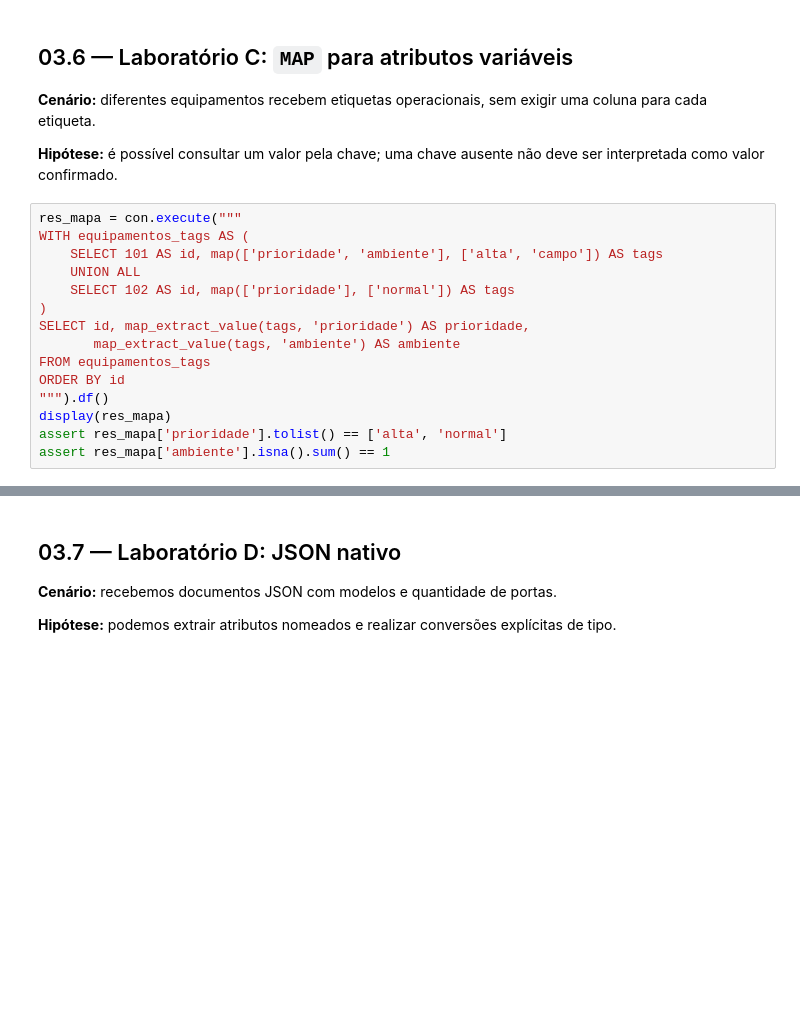
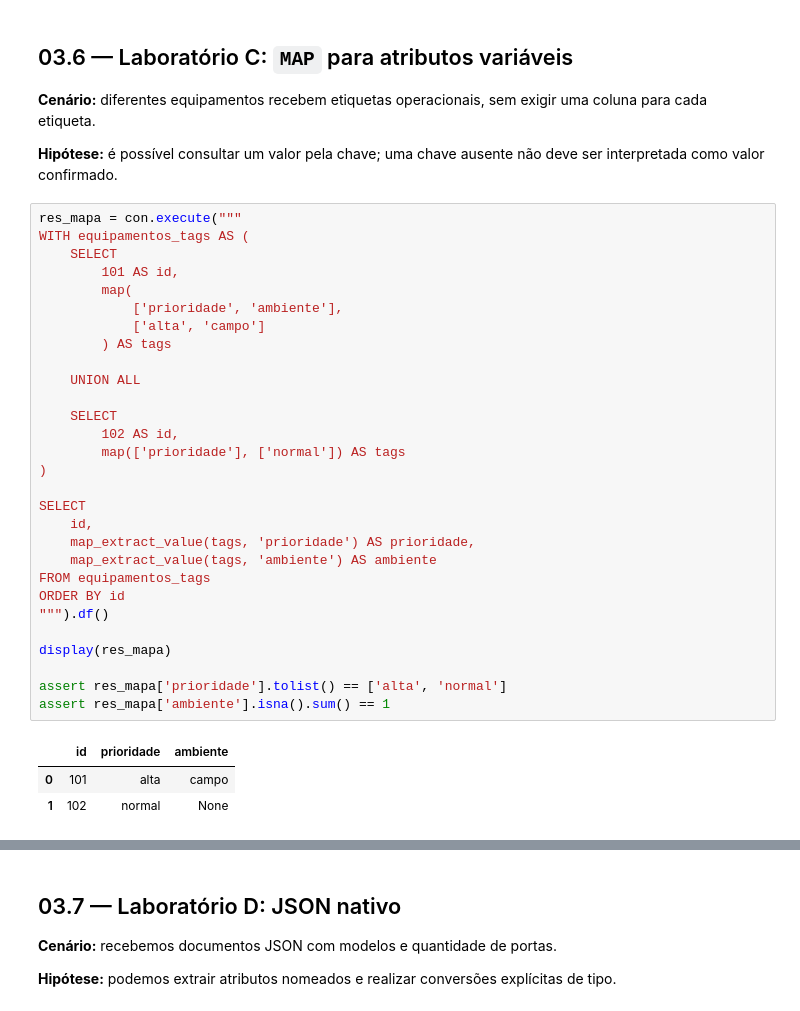
Before and after one commit to aestevaomoraes/duckdb-masterclass, a Jupyter notebook: 03_Tipagem_Avancada_LIST_STRUCT_MAP_e_JSON_Nativo.ipynb, the cells around one changed output, grey strips where cells are left out. Drawn from its saved outputs; the diff is of its cells as text; blank space fills up the shorter version.

```diff
--- a/03_Tipagem_Avancada_LIST_STRUCT_MAP_e_JSON_Nativo.ipynb
+++ b/03_Tipagem_Avancada_LIST_STRUCT_MAP_e_JSON_Nativo.ipynb
@@ -96,20 +190,38 @@ assert medicoes['latencia_ms'].sum() == 100
 **Cenário:** diferentes equipamentos recebem etiquetas operacionais, sem exigir uma coluna para cada etiqueta.
 
 **Hipótese:** é possível consultar um valor pela chave; uma chave ausente não deve ser interpretada como valor confirmado.
-# %%
-res_mapa = con.execute("""
-WITH equipamentos_tags AS (
-    SELECT 101 AS id, map(['prioridade', 'ambiente'], ['alta', 'campo']) AS tags
-    UNION ALL
-    SELECT 102 AS id, map(['prioridade'], ['normal']) AS tags
-)
-SELECT id, map_extract_value(tags, 'prioridade') AS prioridade,
-       map_extract_value(tags, 'ambiente') AS ambiente
-FROM equipamentos_tags
-ORDER BY id
-""").df()
-display(res_mapa)
-assert res_mapa['prioridade'].tolist() == ['alta', 'normal']
-assert res_mapa['ambiente'].isna().sum() == 1
+# %%
+res_mapa = con.execute("""
+WITH equipamentos_tags AS (
+    SELECT
+        101 AS id,
+        map(
+            ['prioridade', 'ambiente'],
+            ['alta', 'campo']
+        ) AS tags
+
+    UNION ALL
+
+    SELECT
+        102 AS id,
+        map(['prioridade'], ['normal']) AS tags
+)
+
+SELECT
+    id,
+    map_extract_value(tags, 'prioridade') AS prioridade,
+    map_extract_value(tags, 'ambiente') AS ambiente
+FROM equipamentos_tags
+ORDER BY id
+""").df()
+
+display(res_mapa)
+
+assert res_mapa['prioridade'].tolist() == ['alta', 'normal']
+assert res_mapa['ambiente'].isna().sum() == 1
+# %% [output]
+|  | id | prioridade | ambiente |
+| 0 | 101 | alta | campo |
+| 1 | 102 | normal | None |
 # %% [markdown]
 **Interpretação:** a ausência de `ambiente` no equipamento 102 resulta em valor nulo, não em `campo` nem em uma etiqueta inferida.
```
Also changed, not shown: parts of 17 cells of this notebook.
